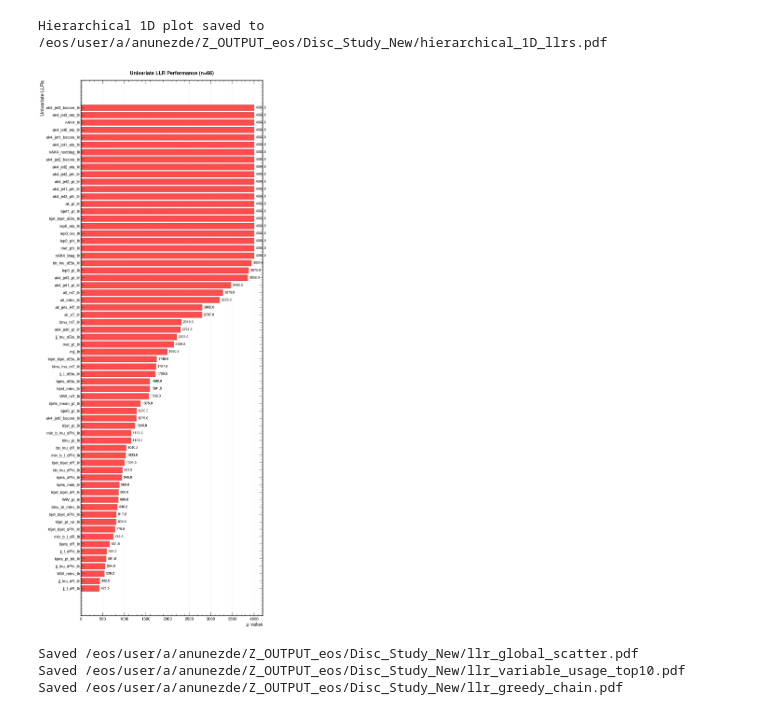
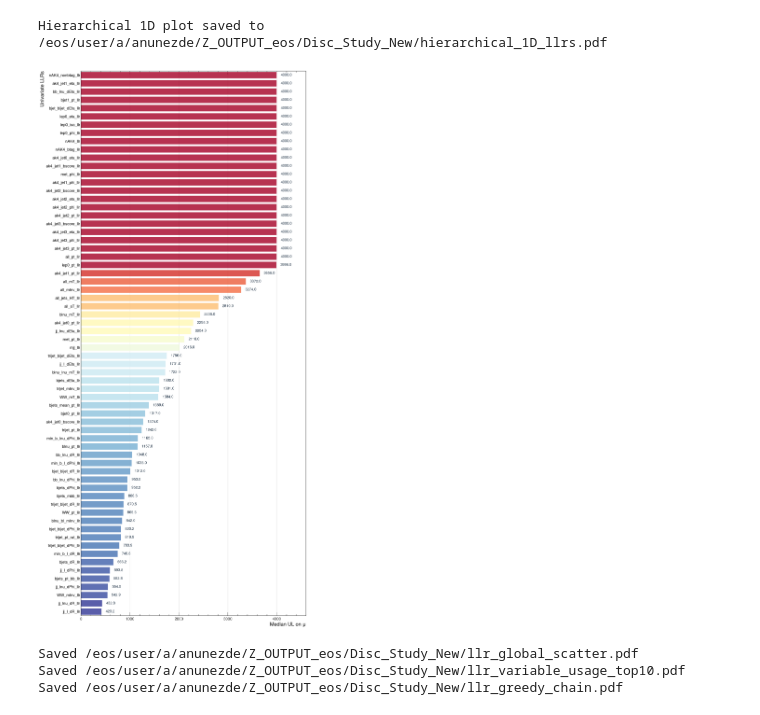
Before and after one commit to antonettprado/hh, a Jupyter notebook: llr_study/plot_UL_results.ipynb, the cells around one changed output. Saved outputs shown, nothing was run; the diff lists cells and outputs as text; code cells hidden in the pictures.

```diff
--- a/llr_study/plot_UL_results.ipynb
+++ b/llr_study/plot_UL_results.ipynb
@@ -12,10 +12,10 @@ from llr_study.utils import *
 # %%
 projectdir = Path('/eos/user/a/anunezde/Z_OUTPUT_eos/Disc_Study_New')
 workdirs = [
-    'LLR_odd',
-    'LLR_odd_combos2to5',
-    'LLR_odd_combos6',
-    'LLR_odd_combos7to12',
+    'LLR_crtd_odd',
+    # 'LLR_odd_combos2to5',
+    # 'LLR_odd_combos6',
+    # 'LLR_odd_combos7to12',
 ]
 file_paths = [projectdir / wd / 'fits_new' / 'summary_results.txt' for wd in workdirs]
 df = parse_UL_results_files(file_paths)
@@ -59,8 +64,95 @@ Saved /eos/user/a/anunezde/Z_OUTPUT_eos/Disc_Study_New/llr_multivar_trend.pdf
 # %%
-create_hierarchical_1D_plot(df, projectdir)
+def this_create_hierarchical_1D_plot(df: pd.DataFrame, output_dir):
+    """Create hierarchical plot showing individual 1D LLRs with names."""
+
+    label_fontsize = 18
+    tick_fontsize = 14
+
+    # Filter for only 1D LLRs
+    subset_1d = df[df['obs_type'] == 'llr_from_1D'].copy()
+
+    if subset_1d.empty:
+        print("No 1D LLRs found in dataset")
+        return
+
+    # Sort by mu (best to worst)
+    subset_1d = subset_1d.sort_values('mu')
+
+    fig, ax = plt.subplots(figsize=(14, len(subset_1d) * 0.4 + 2))
+
+    # Create a gradient color scheme based on performance
+    # Better performers (lower mu) get cooler colors, worse performers get warmer colors
+    import matplotlib.cm as cm
+
+    # Normalize values for color mapping
+    norm = plt.Normalize(vmin=subset_1d['mu'].min(), vmax=subset_1d['mu'].max())
+    colors = cm.RdYlBu_r(norm(subset_1d['mu']))  # Reverse so red=bad, blue=good
+
+    # Alternative single nice colors (uncomment one):
+    # colors = '#4472C4'  # Professional blue
+    # colors = '#70AD47'  # Professional green
+    # colors = '#E15759'  # Professional coral
+    # colors = '#F79646'  # Professional orange
+    # colors = '#9F81C4'  # Professional purple
+    # colors = '#5B9BD5'  # Light professional blue
+
+    # Create horizontal bar plot
+    y_positions = range(len(subset_1d))
+    bars = ax.barh(y_positions, subset_1d['mu'],
+                   color=colors, alpha=0.8, edgecolor='white', linewidth=1.0)
+
+    names = [name for name in subset_1d['obs_name']]
+    ax.set_yticks(y_positions)
+    ax.set_yticklabels(names, fontsize=tick_fontsize)
+
+    # Remove y-axis tick marks but keep all spines for a complete frame
+    ax.tick_params(axis='y', which='both', length=0)
+    for spine in ax.spines.values():
+        spine.set_visible(True)
+        spine.set_linewidth(1)
+        # spine.set_color('#CCCCCC')  # Light gray frame
+    # Set limits
+    ax.set_ylim(-0.5, len(subset_1d) - 0.5)
+    max_value = max(subset_1d['mu'])
+    ax.set_xlim(0, max_value * 1.15)
+
+    # Enhanced styling
+    ax.set_xlabel('Median UL on μ', fontsize=label_fontsize)
+    ax.set_ylabel('Univariate LLRs', fontsize=label_fontsize)
+    ax.tick_params(axis='x', labelsize=tick_fontsize, colors='#333333')
+
+    # Subtle grid
+    ax.grid(True, alpha=0.5, axis='x', linestyle='-', linewidth=0.5, color='gray')
+    ax.set_axisbelow(True)  # Put grid behind bars
+
+    # Enhanced title
+    # ax.set_title(f'Univariate LLR Performance (n={len(subset_1d)})', fontsize=label_fontsize+2, fontweight='bold', pad=25, color='#2C3E50')
+
+    # Better positioned value labels with background for readability
+    for i, (bar, value) in enumerate(zip(bars, subset_1d['mu'])):
+        # Add subtle background box for text
+        text = ax.text(value + max_value * 0.02, i, f'{value:.1f}',
+                      va='center', ha='left', fontsize=tick_fontsize-1,
+                    #   fontweight='bold',
+                      color='#2C3E50',
+                      bbox=dict(boxstyle='round,pad=0.2', facecolor='white', edgecolor='none'))
+
+    # Set figure background
+    # fig.patch.set_facecolor('white')
+    # ax.set_facecolor('#FAFAFA')  # Very light gray background
+
+    plt.tight_layout()
+
+    save_path = output_dir / "hierarchical_1D_llrs.pdf"
+    plt.savefig(save_path, dpi=300, bbox_inches='tight', facecolor='white')
+    print(f"Hierarchical 1D plot saved to {save_path}")
+
+    plt.show()
+
+this_create_hierarchical_1D_plot(df, projectdir)
 # %% [output]
 Hierarchical 1D plot saved to /eos/user/a/anunezde/Z_OUTPUT_eos/Disc_Study_New/hierarchical_1D_llrs.pdf
-[figure, old version]
+[figure, new version]
 # %%
 plot_global_scatter(df, projectdir)
 plot_variable_usage_heatmap(df, projectdir, 10)
```
Also changed, not shown: parts of 5 cells of this notebook, 40 other files.
